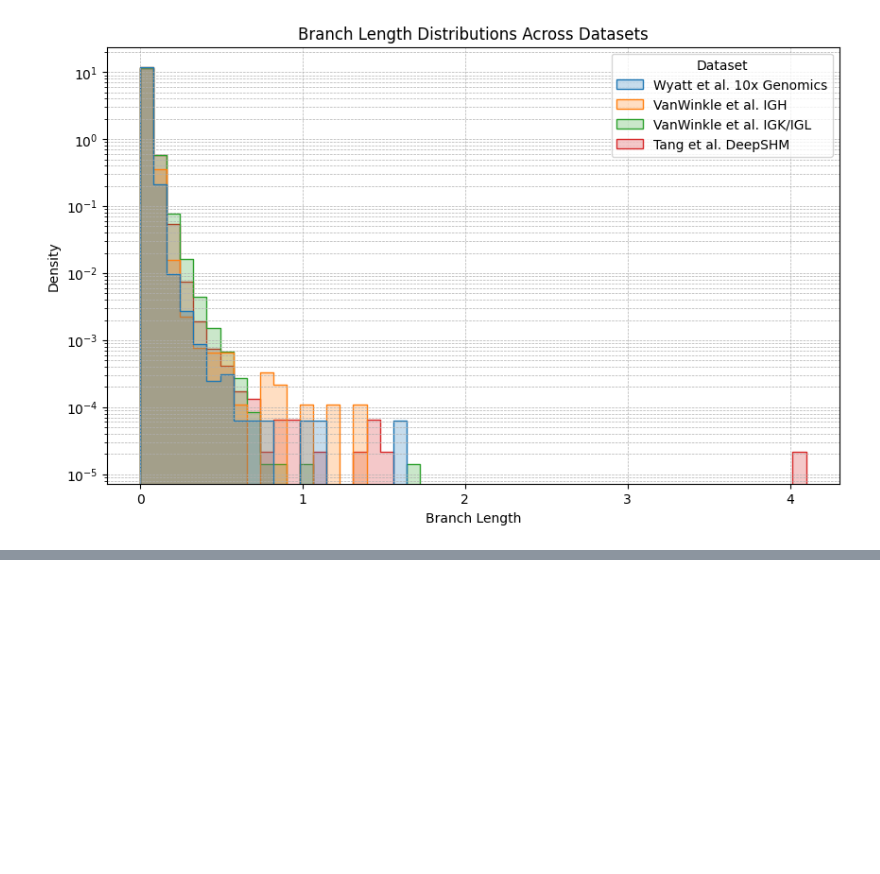
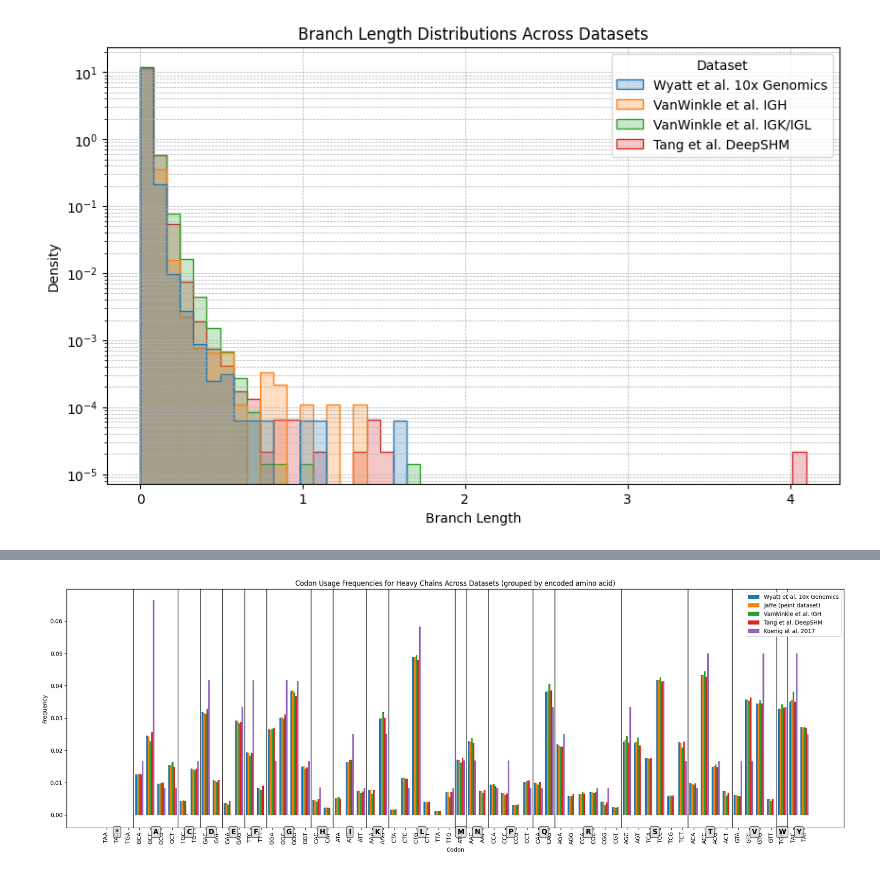
Before and after one commit to thematrixmaster/cosine, a Jupyter notebook: data/dasm.ipynb, the cells around one changed output, grey strips where cells are left out. Saved outputs shown, nothing was run; the diff lists cells and outputs as text; code cells hidden in the pictures; blank space fills up the shorter version.

Commit message:
Support codon model training

```diff
--- a/data/dasm.ipynb
+++ b/data/dasm.ipynb
@@ -331,0 +346,14 @@ plt.show()
+# %%
+def compute_codon_usage_counts(sequence: str) -> dict:
+    codon_counts = Counter()
+    for i in range(0, len(sequence) - 2, 3):
+        codon = sequence[i:i+3]
+        if codon in HUMAN_CODON_USAGE:
+            codon_counts[codon] += 1
+    return codon_counts
+
+def compute_aa_usage_counts(sequence: str) -> dict:
+    aa_counts = Counter()
+    for aa in sequence:
+        aa_counts[aa] += 1
+    return aa_counts
@@ -331,0 +425,77 @@ plt.show()
+# %%
+from collections import OrderedDict
+
+# Get valid codons
+codons = sorted([c for c in HUMAN_CODON_USAGE.keys() if len(c) == 3 and set(c).issubset({'A', 'T', 'G', 'C'})])
+
+# Create proper codon to amino acid mapping
+codon_to_aa = {}
+for c in codons:
+    try:
+        aa = str(Seq(c).translate())
+        codon_to_aa[c] = aa
+    except:
+        continue  # Skip invalid codons
+
+# Filter codons to only those with valid translations
+valid_codons = [c for c in codons if c in codon_to_aa]
+
+# **KEY FIX**: Sort codons by amino acid first, then by codon
+# This ensures all codons for the same AA are grouped together
+valid_codons = sorted(valid_codons, key=lambda c: (codon_to_aa[c], c))
+
+# Now get frequencies for the properly sorted codons
+wyatt_heavy_freqs = [wyatt_heavy_counts.get(codon, 0) / sum(wyatt_heavy_counts.values()) for codon in valid_codons]
+jaffe_heavy_freqs = [jaffe_heavy_counts.get(codon, 0) / sum(jaffe_heavy_counts.values()) for codon in valid_codons]
+vanwinkle_heavy_freqs = [vanwinkle_heavy_counts.get(codon, 0) / sum(vanwinkle_heavy_counts.values()) for codon in valid_codons]
+tang_heavy_freqs = [tang_heavy_counts.get(codon, 0) / sum(tang_heavy_counts.values()) for codon in valid_codons]
+koenig_heavy_freqs = [koenig_heavy_counts.get(codon, 0) / sum(koenig_heavy_counts.values()) for codon in valid_codons]
+
+# Build ordered groups by amino acid
+aa_groups = OrderedDict()
+for i, c in enumerate(valid_codons):
+    aa = codon_to_aa[c]
+    aa_groups.setdefault(aa, []).append((i, c))
+
+# Prepare plot
+x = np.arange(len(valid_codons))
+width = 0.15  # width of the bars
+
+fig, ax = plt.subplots(figsize=(20, 7))
+ax.bar(x - 2*width, wyatt_heavy_freqs, width, label='Wyatt et al. 10x Genomics')
+ax.bar(x - width, jaffe_heavy_freqs, width, label='Jaffe (peint dataset)')
+ax.bar(x, vanwinkle_heavy_freqs, width, label='VanWinkle et al. IGH')
+ax.bar(x + width, tang_heavy_freqs, width, label='Tang et al. DeepSHM')
+ax.bar(x + 2*width, koenig_heavy_freqs, width, label='Koenig et al. 2017')
+
+# Set ticks and codon labels
+ax.set_xticks(x)
+ax.set_xticklabels(valid_codons, rotation=90)
+ax.set_xlabel('Codon')
+ax.set_ylabel('Frequency')
+ax.set_title('Codon Usage Frequencies for Heavy Chains Across Datasets (grouped by encoded amino acid)')
+
+# Draw group separators and add amino-acid labels
+for aa, items in aa_groups.items():
+    indices = [idx for idx, _ in items]
+    left = min(indices)
+    right = max(indices)
+    center = (left + right) / 2.0
+
+    # Vertical separator at the right edge of the group (except after last group)
+    if right < len(valid_codons) - 1:
+        ax.axvline(right + 0.5, color='black', linestyle='-', linewidth=1.5, alpha=0.7)
+
+    # Place amino-acid labels below the x-axis at group centers
+    ax.text(center, -0.002, aa, transform=ax.get_xaxis_transform(),
+            ha='center', va='top', fontsize=12, fontweight='bold',
+            bbox=dict(boxstyle='round,pad=0.3', facecolor='lightgray', alpha=0.7))
+
+# Improve layout
+ax.set_ylim(bottom=-0.004)
+plt.subplots_adjust(bottom=0.15)
+ax.legend()
+plt.tight_layout()
+plt.show()
+# %% [output]
+[figure, added]
```
Also changed, not shown: parts of 15 cells of this notebook, 15 other files.
